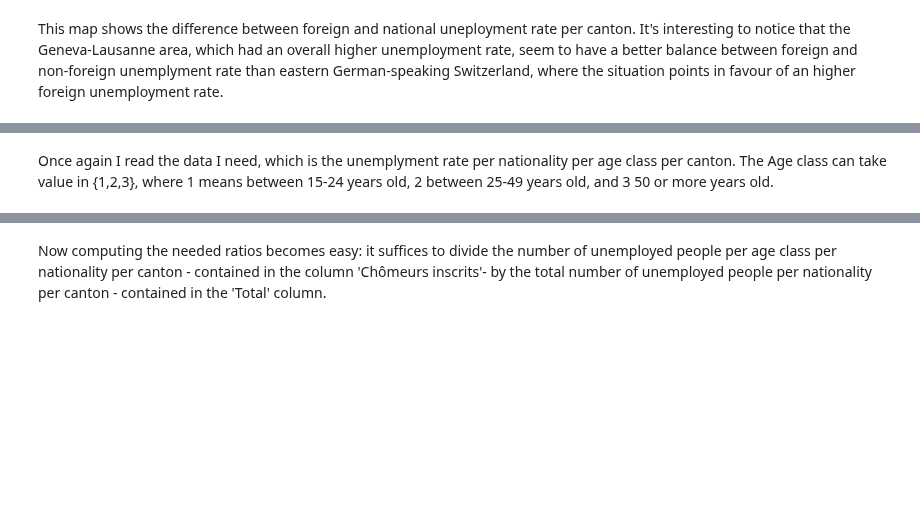
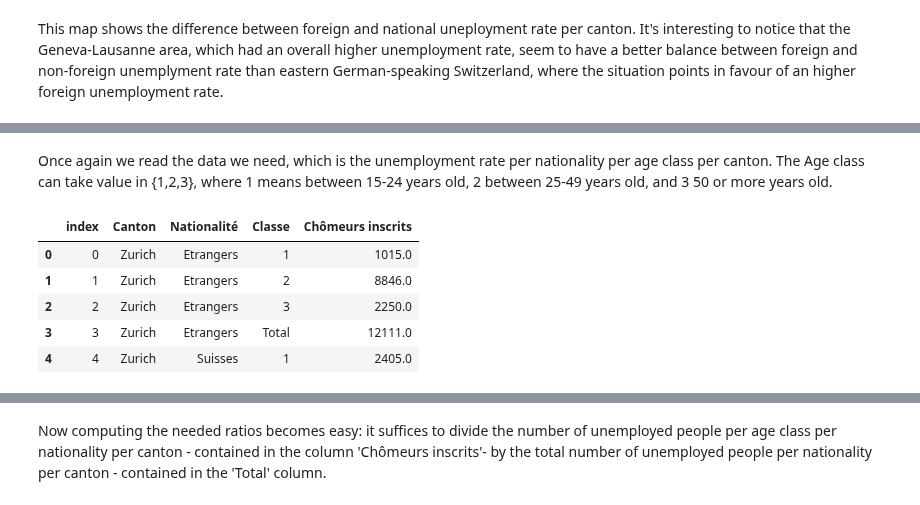
Before and after one commit to raphaelBarman/ADA-dh, a Jupyter notebook: 03 - Interactive Viz/Homework 3.ipynb, the cells around one changed output, grey strips where cells are left out. Saved outputs shown, nothing was run; the diff lists cells and outputs as text; code cells hidden in the pictures; blank space fills up the shorter version.

```diff
--- a/03 - Interactive Viz/Homework 3.ipynb
+++ b/03 - Interactive Viz/Homework 3.ipynb
@@ -419,17 +427,24 @@ m_swiss
 # %% [markdown]
-Once again I read the data I need, which is the unemplyment rate per nationality per age class per canton.
+Once again we read the data we need, which is the unemployment rate per nationality per age class per canton.
 The Age class can take value in {1,2,3}, where 1 means between 15-24 years old, 2 between 25-49 years old, and 3 50 or more years old.
 # %%
 # data reading
 swiss_unemp_age_path = 'chommage_nationalite_age.csv'
 swiss_unemp_age_data = pd.read_csv(swiss_unemp_age_path, encoding='utf_16')
 
 #selecting relevant columns
 swiss_unemp_age_data = swiss_unemp_age_data[['Canton', 'Nationalité', 'Classe', 'Chômeurs inscrits']]
 
 #data cleaning and filtering
 swiss_unemp_age_data['Chômeurs inscrits'] = swiss_unemp_age_data['Chômeurs inscrits'].apply(to_number)
 swiss_unemp_age_data = swiss_unemp_age_data[swiss_unemp_age_data['Nationalité'] != 'Total'].reset_index()
 
-swiss_unemp_age_data
+swiss_unemp_age_data.head()
+# %% [output]
+|  | index | Canton | Nationalité | Classe | Chômeurs inscrits |
+| 0 | 0 | Zurich | Etrangers | 1 | 1015.0 |
+| 1 | 1 | Zurich | Etrangers | 2 | 8846.0 |
+| 2 | 2 | Zurich | Etrangers | 3 | 2250.0 |
+| 3 | 3 | Zurich | Etrangers | Total | 12111.0 |
+| 4 | 4 | Zurich | Suisses | 1 | 2405.0 |
 # %% [markdown]
```
Also changed, not shown: parts of 16 cells of this notebook.
